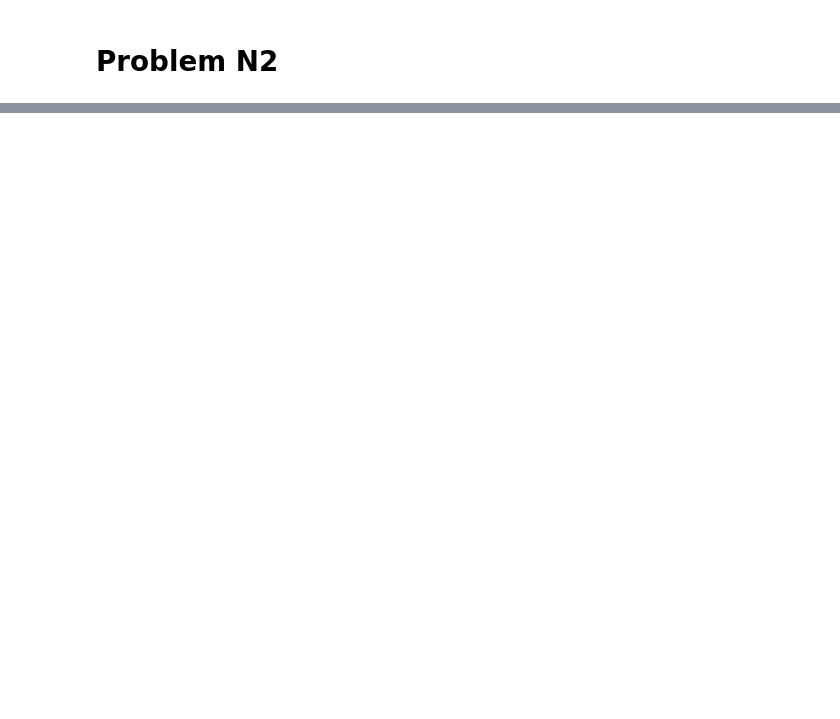
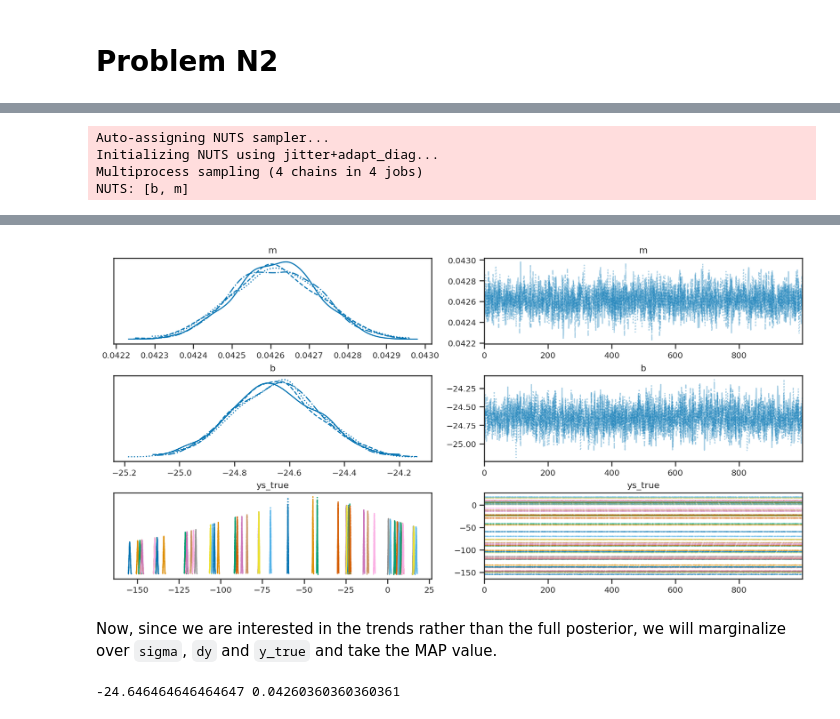
Before and after one commit to aisclark91/phy688_astro, a Jupyter notebook: hw1_p1.ipynb, the cells around one changed output, grey strips where cells are left out. Drawn from its saved outputs; the diff is of its cells as text; code cells hidden in the pictures; blank space fills up the shorter version.

```diff
--- a/hw1_p1.ipynb
+++ b/hw1_p1.ipynb
@@ -322,0 +323,21 @@ plot_data()
+# %%
+ts = hd126614A_data['JD'] - tmid
+ys_obs = hd126614A_data['vr']
+sigma_y = hd126614A_data['sigma_vr']
+
+with pm.Model() as trend:
+    m = pm.Normal('m', mu=0.043, sigma=0.01)
+    b = pm.Normal('b', mu=-25, sigma=3)
+    ys_true = pm.Deterministic('ys_true', m*ts+b)
+
+    _ = pm.Normal('ys_obs', mu=ys_true, sigma=sigma_y, observed=ys_obs)
+# %%
+with trend:
+    trend_trace = pm.sample()
+    ar.plot_trace(trend_trace)
+    #pm.find_MAP(model=trend)
+# %% [output]
+Auto-assigning NUTS sampler...
+Initializing NUTS using jitter+adapt_diag...
+Multiprocess sampling (4 chains in 4 jobs)
+NUTS: [b, m]
@@ -322,0 +346,17 @@ plot_data()
+[figure, added]
+# %% [markdown]
+Now, since we are interested in the trends rather than the full posterior, we will marginalize over `sigma`, `dy` and `y_true` and take the MAP value.
+# %%
+with trend:
+    bs, ms = trend_trace['b'], trend_trace['m']
+    kde = ss.gaussian_kde(vstack((bs, ms)))
+
+    b = linspace(-30, -20, 100)
+    m = linspace(0.0420, 0.0450, 1000)
+    B, M = meshgrid(b, m, indexing='ij')
+    density = kde(vstack((B.flatten(), M.flatten()))).reshape(M.shape)
+
+    i_max = argmax(density)
+    print(B.ravel()[i_max], M.ravel()[i_max])
+# %% [output]
+-24.646464646464647 0.04260360360360361
```
Also changed, not shown: parts of 22 cells of this notebook.
